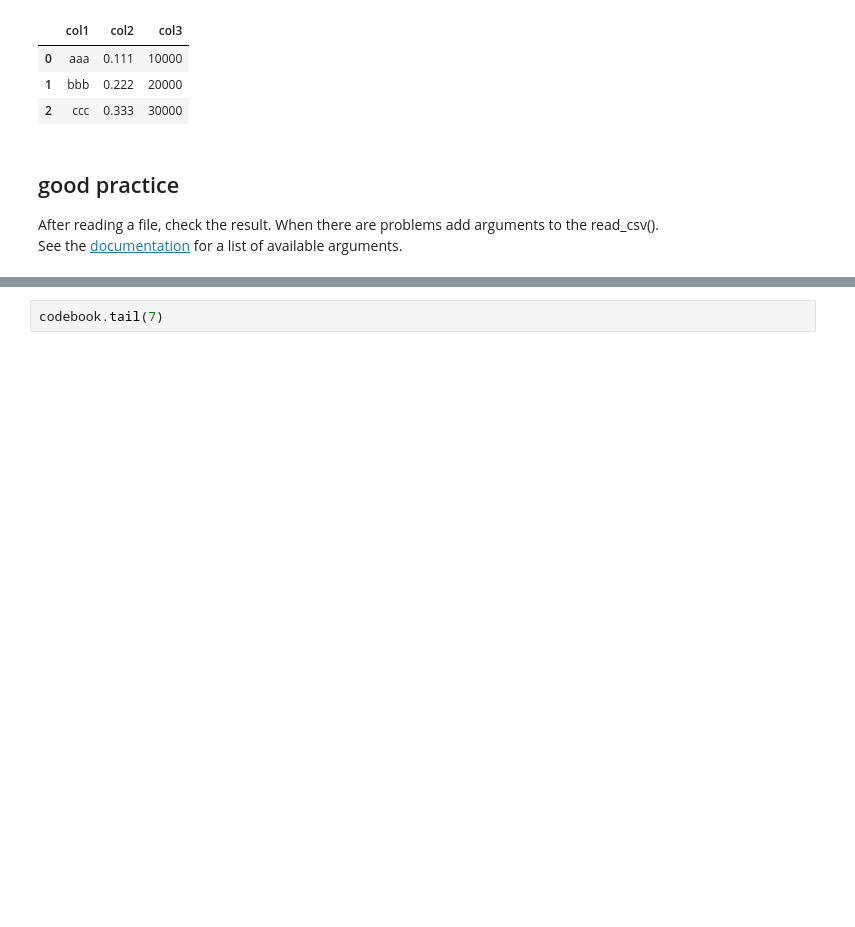
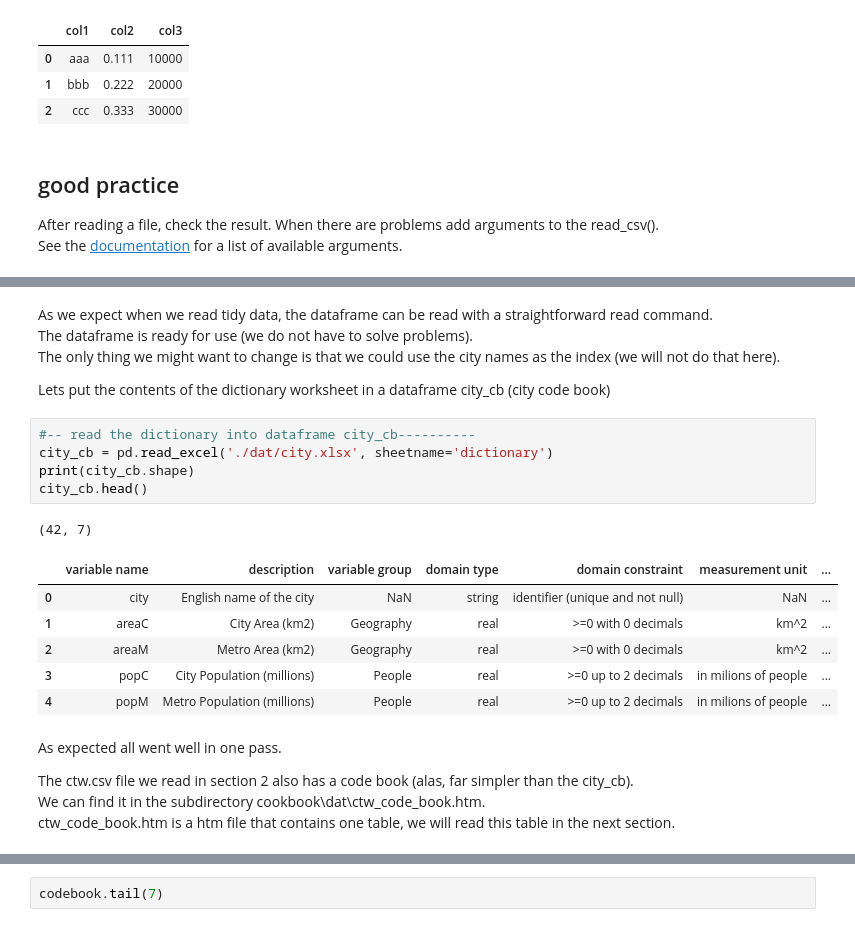
Before and after one commit to vilkoos/transformation_cookbook, a Jupyter notebook: cookbook/110_read_data_from_file.ipynb, the cells around one changed output, grey strips where cells are left out. Saved outputs shown, nothing was run; the diff lists cells and outputs as text; blank space fills up the shorter version.

```diff
--- a/cookbook/110_read_data_from_file.ipynb
+++ b/cookbook/110_read_data_from_file.ipynb
@@ -132,0 +155,25 @@ See the [documentation](http://pandas.pydata.org/pandas-docs/stable/io.html#io-r
+# %% [markdown]
+As we expect when we read tidy data, the dataframe can be read with a straightforward  read command.
+The dataframe is ready for use (we do not have to solve problems).
+The only thing we might want to change is that we could use the city names as the index (we will not do that here).
+
+Lets put the contents of the dictionary worksheet in a dataframe city_cb (city code book)
+# %%
+#-- read the dictionary into dataframe city_cb----------
+city_cb = pd.read_excel('./dat/city.xlsx', sheetname='dictionary')
+print(city_cb.shape)
+city_cb.head()
+# %% [output]
+(42, 7)
+|  | variable name | description | variable group | domain type | domain constraint | measurement unit | ... |
+| 0 | city | English name of the city | NaN | string | identifier (unique and not null) | NaN | ... |
+| 1 | areaC | City Area (km2) | Geography | real | >=0 with 0 decimals | km^2 | ... |
+| 2 | areaM | Metro Area (km2) | Geography | real | >=0 with 0 decimals | km^2 | ... |
+| 3 | popC | City Population (millions) | People | real | >=0 up to 2 decimals | in milions of people | ... |
+| 4 | popM | Metro Population (millions) | People | real | >=0 up to 2 decimals | in milions of people | ... |
+# %% [markdown]
+As expected all went well in one pass.
+
+The ctw.csv file we read in section 2 also has a code book (alas, far simpler than the city_cb).
+We can find it in the subdirectory cookbook\dat\ctw_code_book.htm.
+ctw_code_book.htm is a htm file that contains one table, we will read this table in the next section.
```
Also changed, not shown: parts of 16 cells of this notebook, 10 other files.
